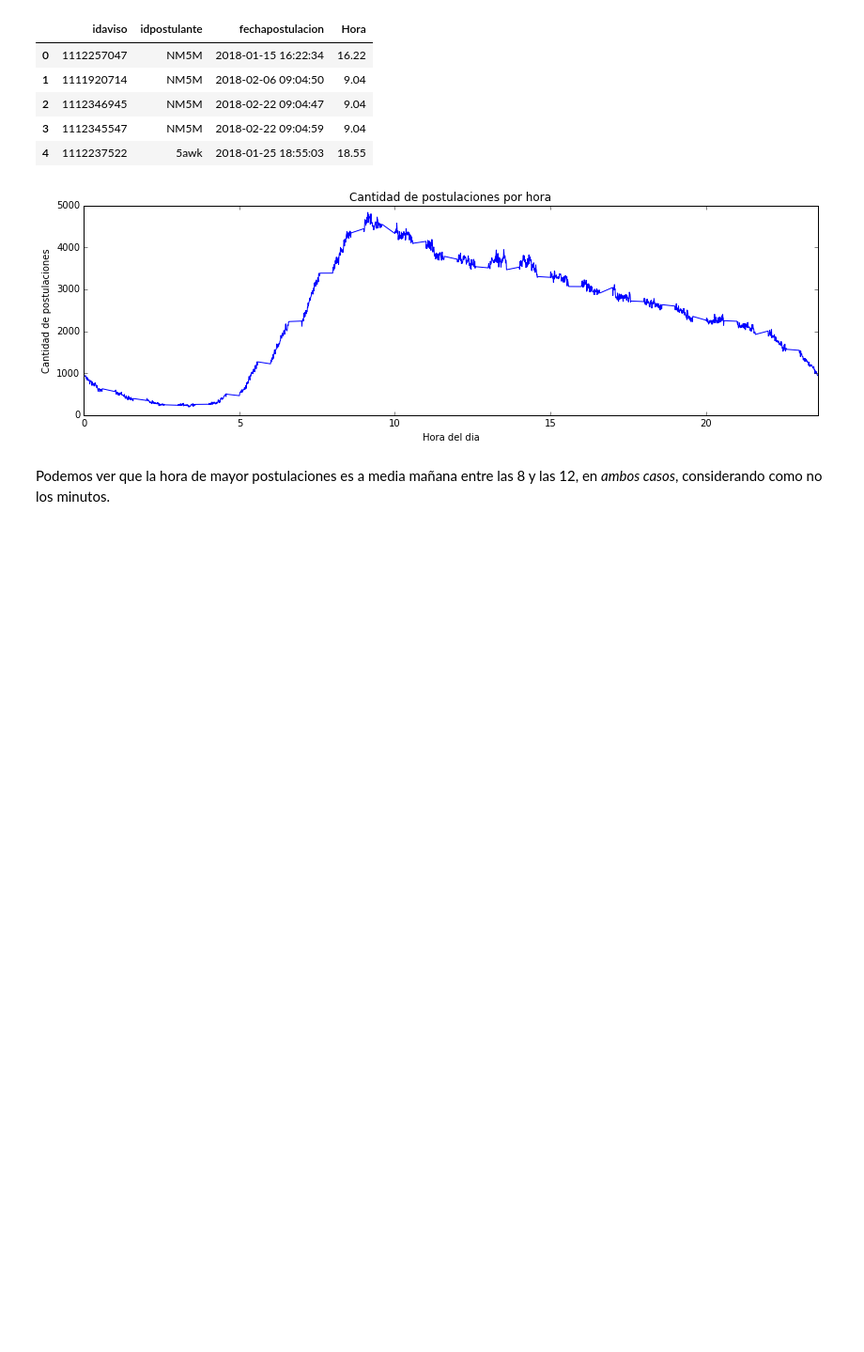
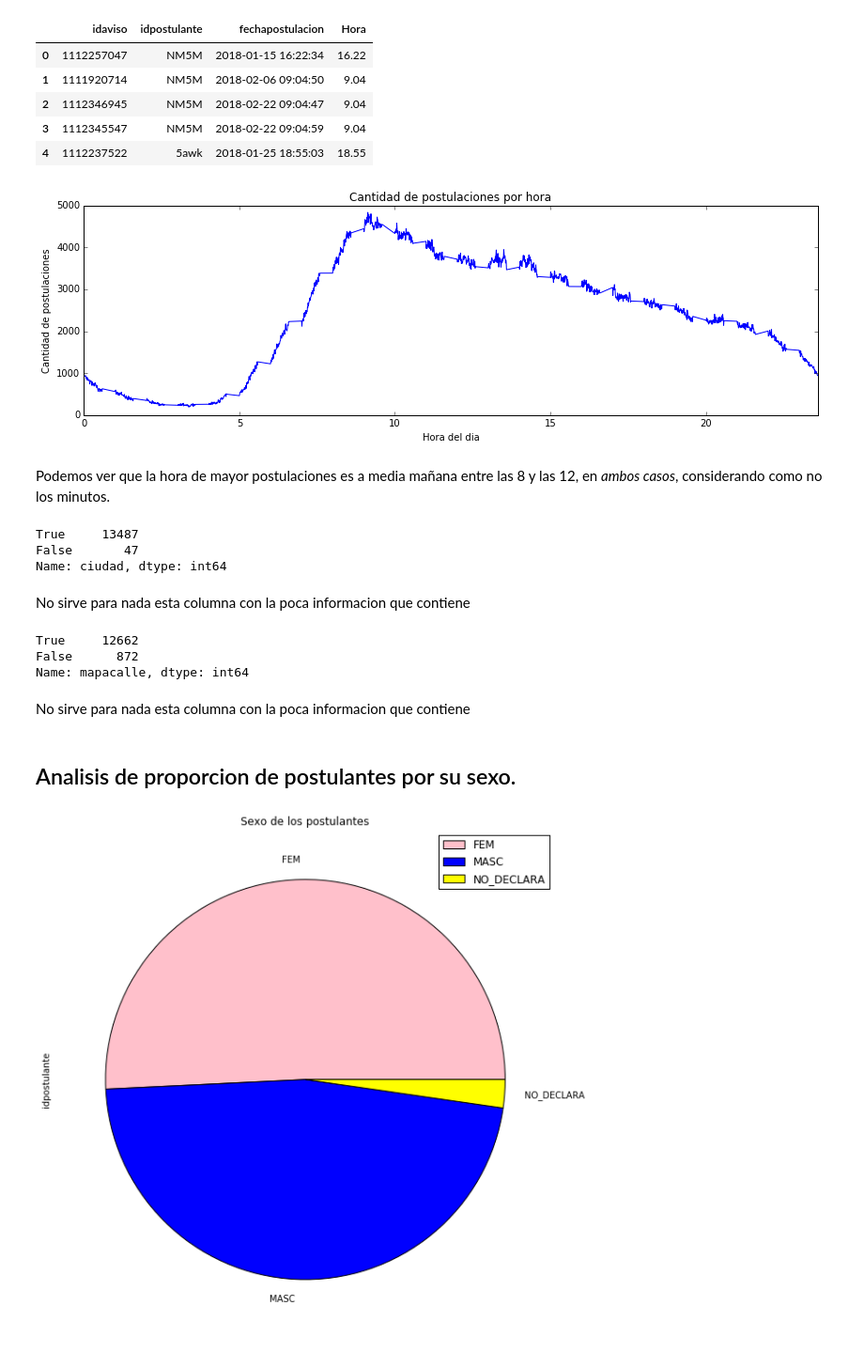
Before and after one commit to matfonseca/OrgaDatos, a Jupyter notebook: Analisis exploratorio.ipynb, the cells around one changed output. Shown: that part at 94% size. Saved outputs shown, nothing was run; the diff lists cells and outputs as text; code cells hidden in the pictures; blank space fills up the shorter version.

Commit message:
Analisis de la proporicion entre hombres y mujeres de los postulantes. Si hice un pie chart, si les parece mal lo cambiamos, me parecio bien para representar esa relacion.

```diff
--- a/Analisis exploratorio.ipynb
+++ b/Analisis exploratorio.ipynb
@@ -259,3 +258,29 @@ plt.show()
 [figure]
 # %% [markdown]
 Podemos ver que la hora de mayor postulaciones es a media mañana entre las 8 y las 12, en *ambos casos*, considerando como no los minutos.
+# %%
+#check if there are any nulls
+data_ads_details['ciudad'].isnull().value_counts()
+# %% [output]
+True     13487
+False       47
+Name: ciudad, dtype: int64
+# %% [markdown]
+No sirve para nada esta columna con la poca informacion que contiene
+# %%
+#check if there are any nulls
+data_ads_details['mapacalle'].isnull().value_counts()
+# %% [output]
+True     12662
+False      872
+Name: mapacalle, dtype: int64
+# %% [markdown]
+No sirve para nada esta columna con la poca informacion que contiene
+# %% [markdown]
+## Analisis de proporcion de postulantes por su sexo.
+# %%
+data_postulant_sex_age.groupby('sexo').count()['idpostulante'].plot(kind = 'pie', figsize=(10,10),title='Sexo de los postulantes',colors = ['pink','blue','yellow']);
+plt.legend(labels=['FEM','MASC','NO_DECLARA'])
+plt.show()
+# %% [output]
+[figure, added]
```
Also changed, not shown: parts of 2 cells of this notebook.
